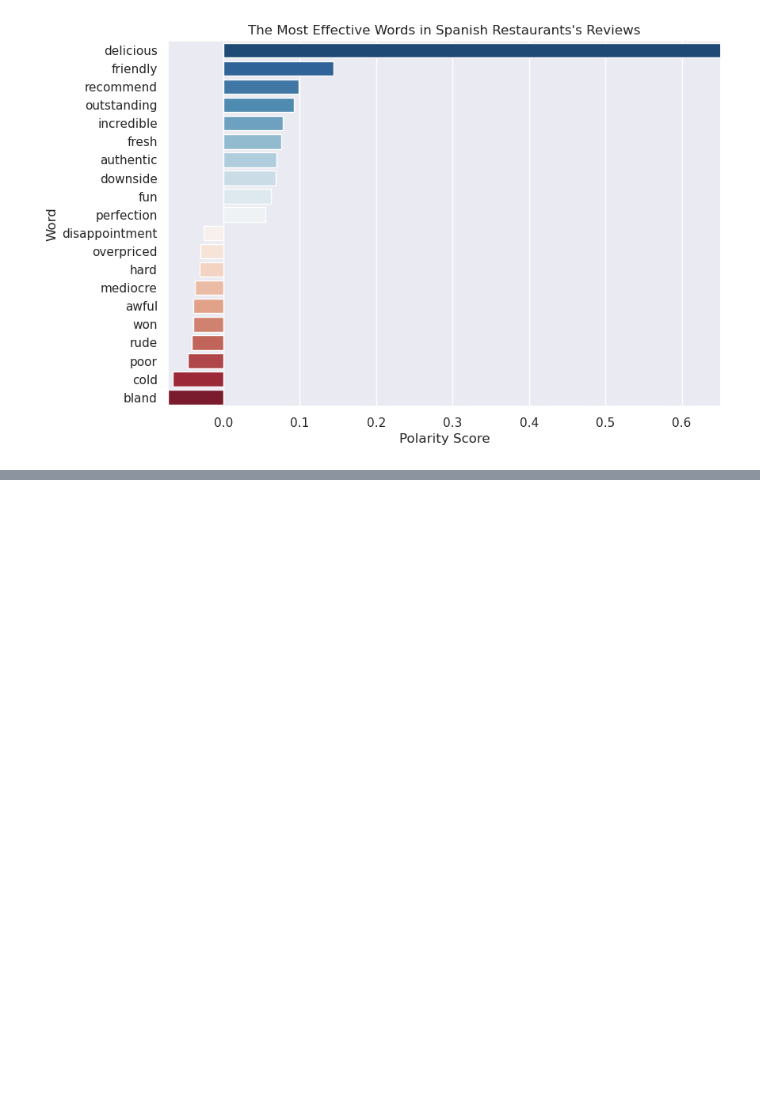
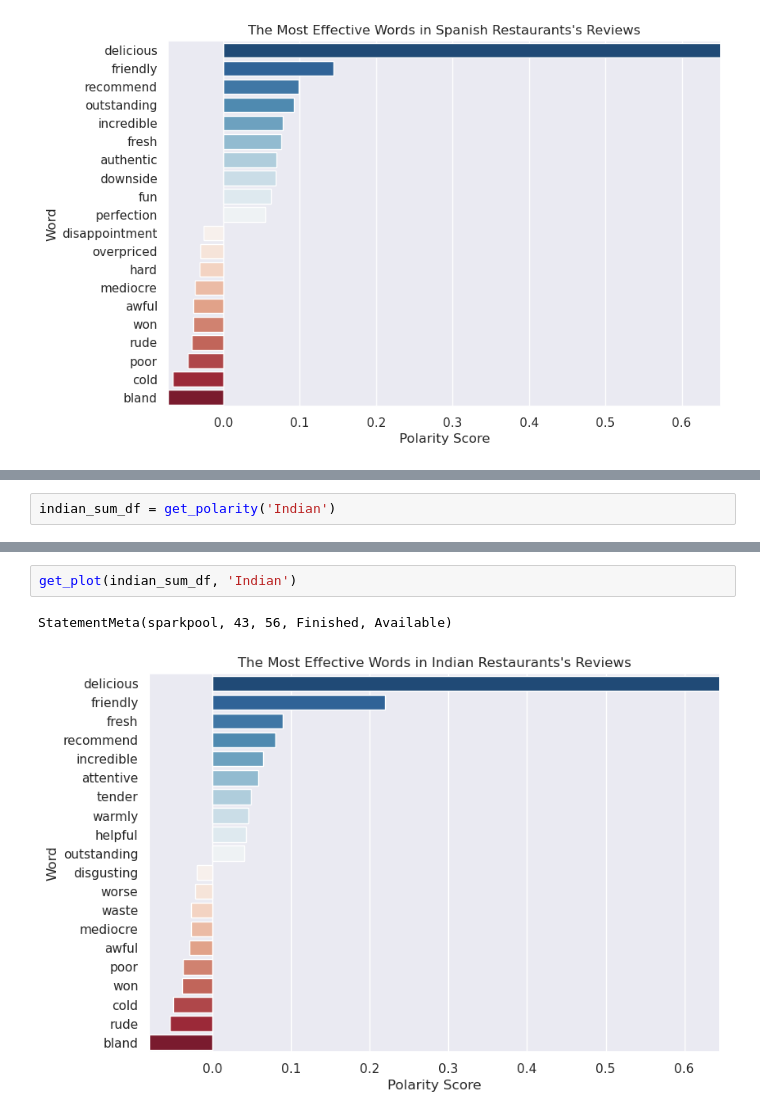
Before and after one commit to yusufkurubacak/PySpark-Yelp-Restaurant-Reviews-Sentiment-Analysis, a Jupyter notebook: Yelp_Sentiment_Analysis.ipynb, the cells around one changed output, grey strips where cells are left out. Cells and saved outputs as stored; diff of their text form; blank space fills up the shorter version.

```diff
--- a/Yelp_Sentiment_Analysis.ipynb
+++ b/Yelp_Sentiment_Analysis.ipynb
@@ -1060,0 +1204,2 @@ StatementMeta(sparkpool, 17, 153, Finished, Available)
+# %%
+indian_sum_df = get_polarity('Indian')
@@ -1060,0 +1240,5 @@ StatementMeta(sparkpool, 17, 153, Finished, Available)
+# %%
+get_plot(indian_sum_df, 'Indian')
+# %% [output]
+StatementMeta(sparkpool, 43, 56, Finished, Available)
+[figure, added]
```
Also changed, not shown: parts of 172 cells of this notebook.
